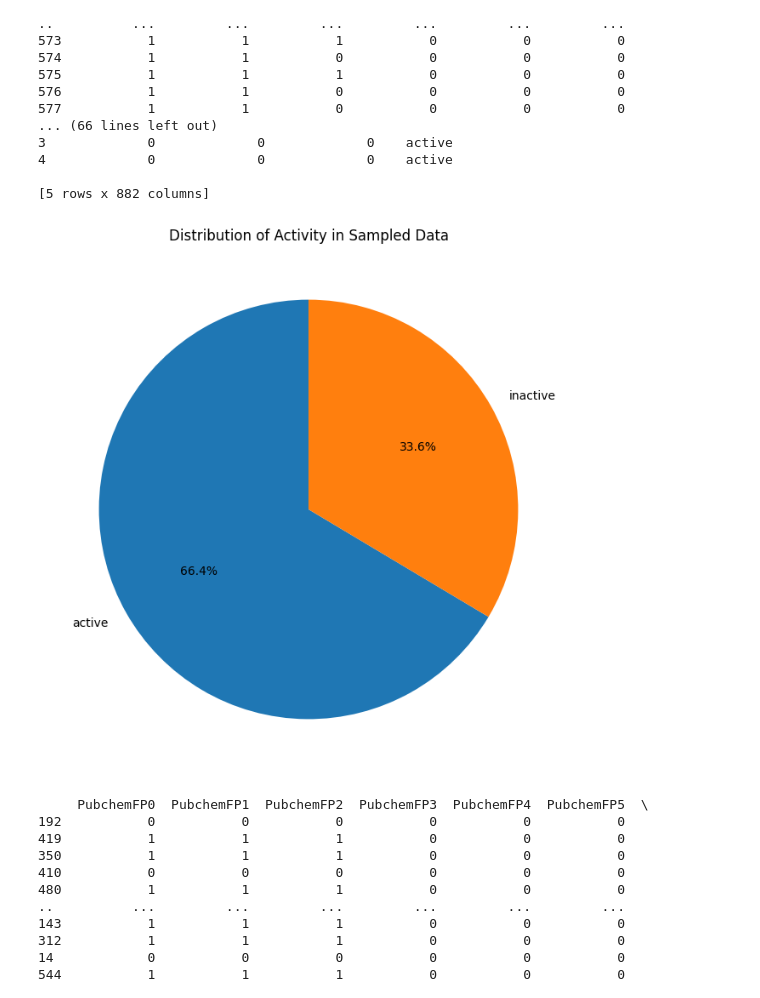
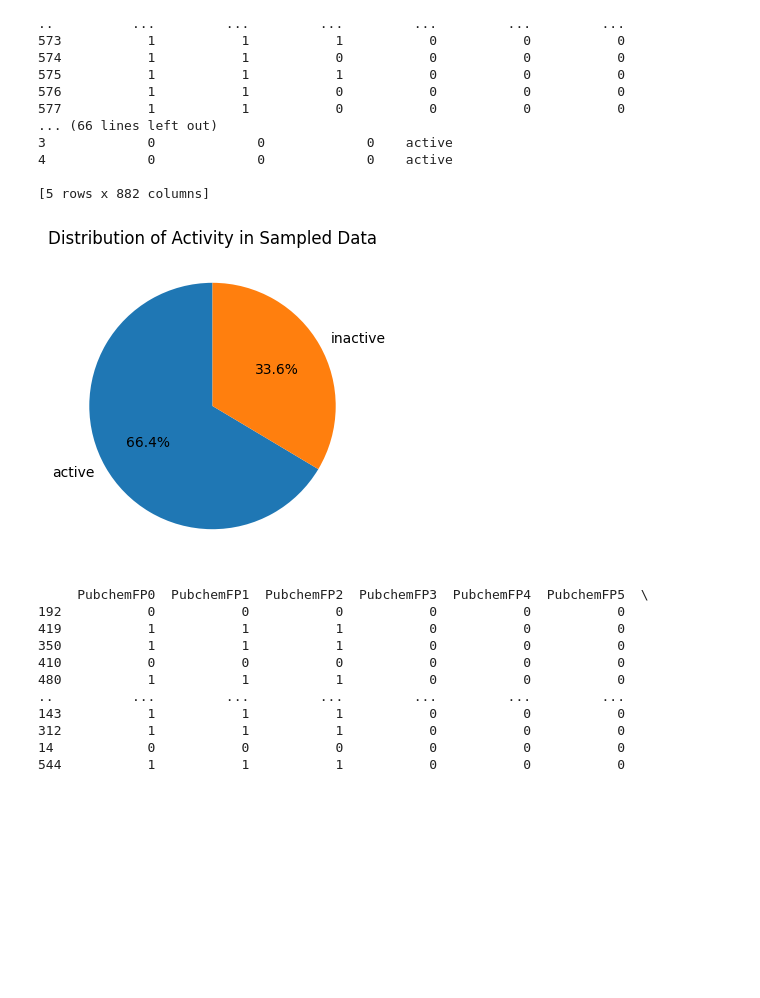
Before and after one commit to Sandip-Maity-2023/Logic-building-with-Python, a Jupyter notebook: Exploratory Data Analysis Lab/Day 6/05random sampling.ipynb, the cells around one changed output. Drawn from its saved outputs; the diff is of its cells as text; code cells hidden in the pictures; blank space fills up the shorter version.

```diff
--- a/Exploratory Data Analysis Lab/Day 6/05random sampling.ipynb
+++ b/Exploratory Data Analysis Lab/Day 6/05random sampling.ipynb
@@ -34,13 +35,14 @@ df=pd.DataFrame(data)
 # %%
 # Perform sampling (50% of the data)
-sampled_df = df.sample(frac=0.5, random_state=1)
+sampled_df = df.sample(frac=0.5, random_state=1) # Set random_state for reproducibility
 
 # Create a pie chart of the "Activity" column
-activity_counts = sampled_df['Activity'].value_counts()
-plt.figure(figsize=(8, 8))
-plt.pie(activity_counts, labels=activity_counts.index, autopct='%1.1f%%', startangle=90)
+activity_counts = sampled_df['Activity'].value_counts() # Count occurrences of each activity
+plt.figure(figsize=(4, 4)) # Set figure size for better visibility
+# Create pie chart
+plt.pie(activity_counts, labels=activity_counts.index, autopct='%1.1f%%', startangle=90) # Autopct formats the percentage display
 plt.title('Distribution of Activity in Sampled Data')
 plt.show()
 # %% [output]
-[figure, old version]
+[figure, new version]
 # %%
```
Also changed, not shown: parts of 12 cells of this notebook, 14 other files.
